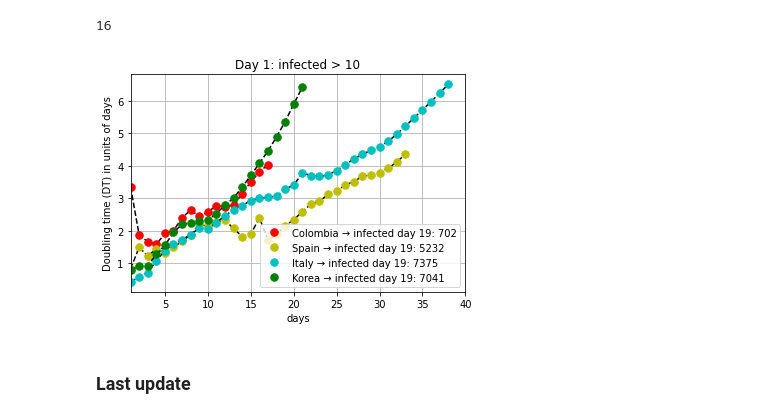
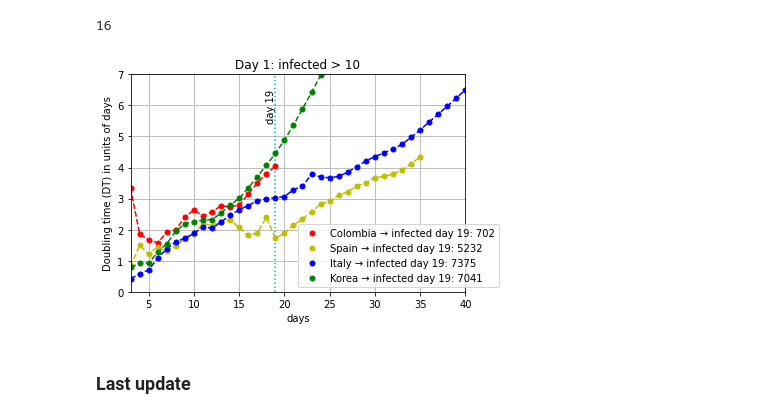
Before and after one commit to restrepo/COVID-19, a Jupyter notebook: covid.ipynb, the cells around one changed output. Saved outputs shown, nothing was run; the diff lists cells and outputs as text; code cells hidden in the pictures.

```diff
--- a/covid.ipynb
+++ b/covid.ipynb
@@ -459,42 +459,47 @@ x=range(1,len(y)+1)
 sp=dataframe_doubling(x,y,start_date=start_day,final_date=dmax)
 c='Korea, South'
 start_day='2/18/20'
-y=get_infected(c,date_start=start_day,date_end='3/11/20',DataFrame=cv)
+y=get_infected(c,date_start=start_day,date_end='3/15/20',DataFrame=cv)
 x=range(1,len(y)+1)
 spk=dataframe_doubling(x,y,start_date=start_day,final_date=dmax)
 # %%
-fd=sp['day'].max()-3
+xstart=3
+fd=sp['day'].max()-xstart
 fd
 # %% [output]
 16
 # %%
-plt.plot(sp['day']-2,sp['Td'],'k--')
-plt.plot(sp['day']-2,sp['Td'],'r.',markersize=15,
+xshift=0
+ms=10
+plt.plot(sp['day']-xshift,sp['Td'],'r--')
+plt.plot(sp['day']-xshift,sp['Td'],'r.',markersize=ms,
          label='Colombia → infected day {}: {}'.format(
-                 fd+3,sp.loc[fd,'infected']))
-plt.plot(sps['day']-2,sps['Td'],'k--')
-plt.plot(sps['day']-2,sps['Td'],'y.',markersize=15,
+                 fd+xstart,sp.loc[fd,'infected']))
+plt.plot(sps['day']-xshift,sps['Td'],'y--')
+plt.plot(sps['day']-xshift,sps['Td'],'y.',markersize=ms,
          label='Spain → infected day {}: {}'.format(
-                 fd+3,sps.loc[fd,'infected']))
-plt.plot(spi['day']-2,spi['Td'],'k--')
-plt.plot(spi['day']-2,spi['Td'],'c.',markersize=15,
+                 fd+xstart,sps.loc[fd,'infected']))
+plt.plot(spi['day']-xshift,spi['Td'],'b--')
+plt.plot(spi['day']-xshift,spi['Td'],'b.',markersize=ms,
          label='Italy → infected day {}: {}'.format(
-                 fd+3,spi.loc[fd,'infected']))
-plt.plot(spk['day']-2,spk['Td'],'k--')
-plt.plot(spk['day']-2,spk['Td'],'g.',markersize=15,
+                 fd+xstart,spi.loc[fd,'infected']))
+plt.plot(spk['day']-xshift,spk['Td'],'g--')
+plt.plot(spk['day']-xshift,spk['Td'],'g.',markersize=ms,
          label='Korea → infected day {}: {}'.format(
-                 fd+3,spk.loc[fd,'infected']))
+                 fd+xstart,spk.loc[fd,'infected']))
 
-plt.legend()
+plt.text(sp['day'].values[-1]-xshift-1,5.5,'day {}'.format(fd+xstart),rotation=90)
+plt.vlines(sp['day'].values[-1]-xshift,0,10,linestyles=':',colors='c')
 plt.title('Day 1: infected > 10')
 plt.xlabel('days')
 plt.ylabel('Doubling time (DT) in units of days')
-plt.legend()
+plt.legend(loc=(0.5,0.02))
 plt.grid()
-plt.xlim(1,spi['day'].max())
+plt.xlim(xstart,spi['day'].max())
+plt.ylim(0,int(spk['Td'].max())-1)
 plt.savefig('contention.png')
 # %% [output]
-[figure, old version]
+[figure, new version]
 # %% [markdown]
 ### Last update
 # %%
```
Also changed, not shown: parts of 1 cell of this notebook.
